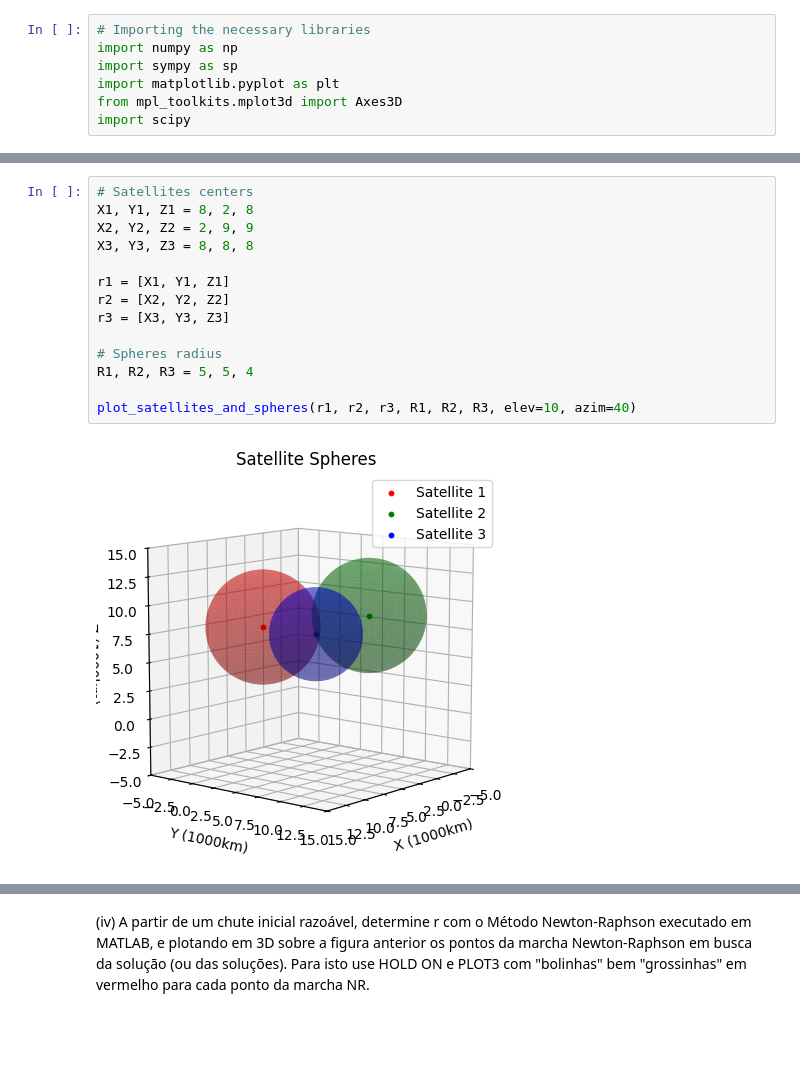
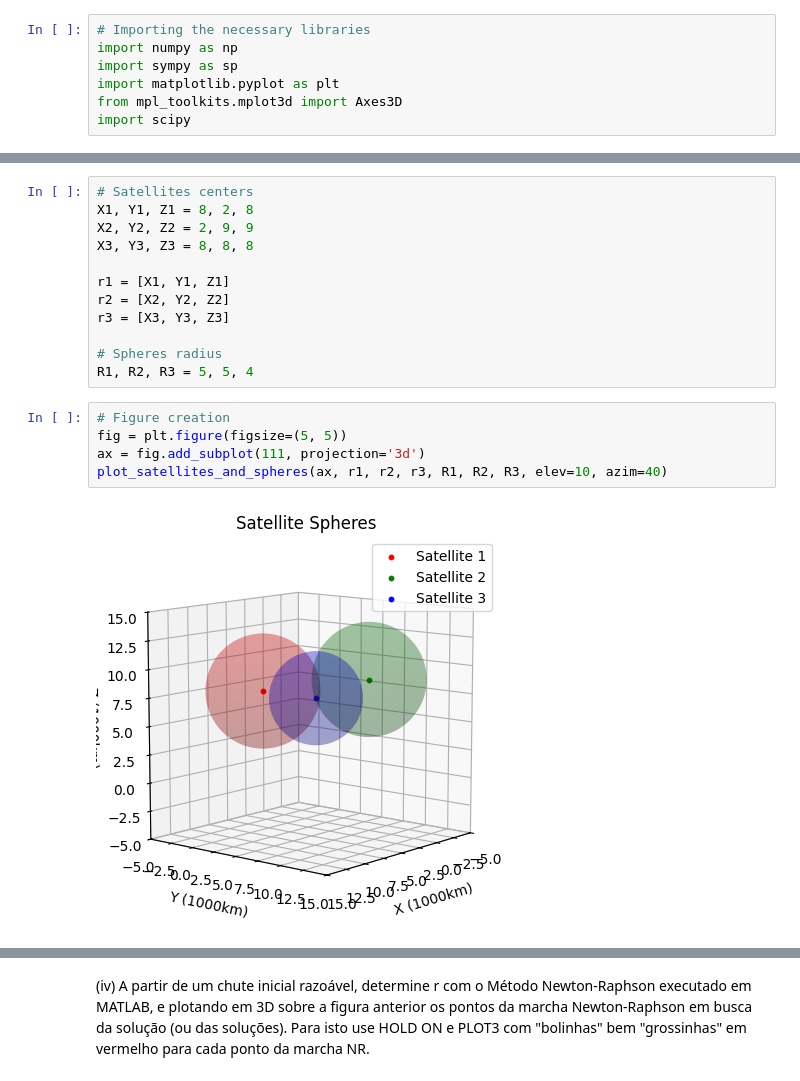
Before and after one commit to davibelo/EQE703_trabalho_1, a Jupyter notebook: res_questao_2.ipynb, the cells around one changed output, grey strips where cells are left out. Saved outputs shown, nothing was run; the diff lists cells and outputs as text; blank space fills up the shorter version.

```diff
--- a/res_questao_2.ipynb
+++ b/res_questao_2.ipynb
@@ -174,8 +167,11 @@ r3 = [X3, Y3, Z3]
 
 # Spheres radius
 R1, R2, R3 = 5, 5, 4
-
-plot_satellites_and_spheres(r1, r2, r3, R1, R2, R3, elev=10, azim=40)
-# %% [output]
-[figure, removed]
+# %%
+# Figure creation
+fig = plt.figure(figsize=(5, 5))
+ax = fig.add_subplot(111, projection='3d')
+plot_satellites_and_spheres(ax, r1, r2, r3, R1, R2, R3, elev=10, azim=40)
+# %% [output]
+[figure, added]
 # %%
```
Also changed, not shown: parts of 7 cells of this notebook.
